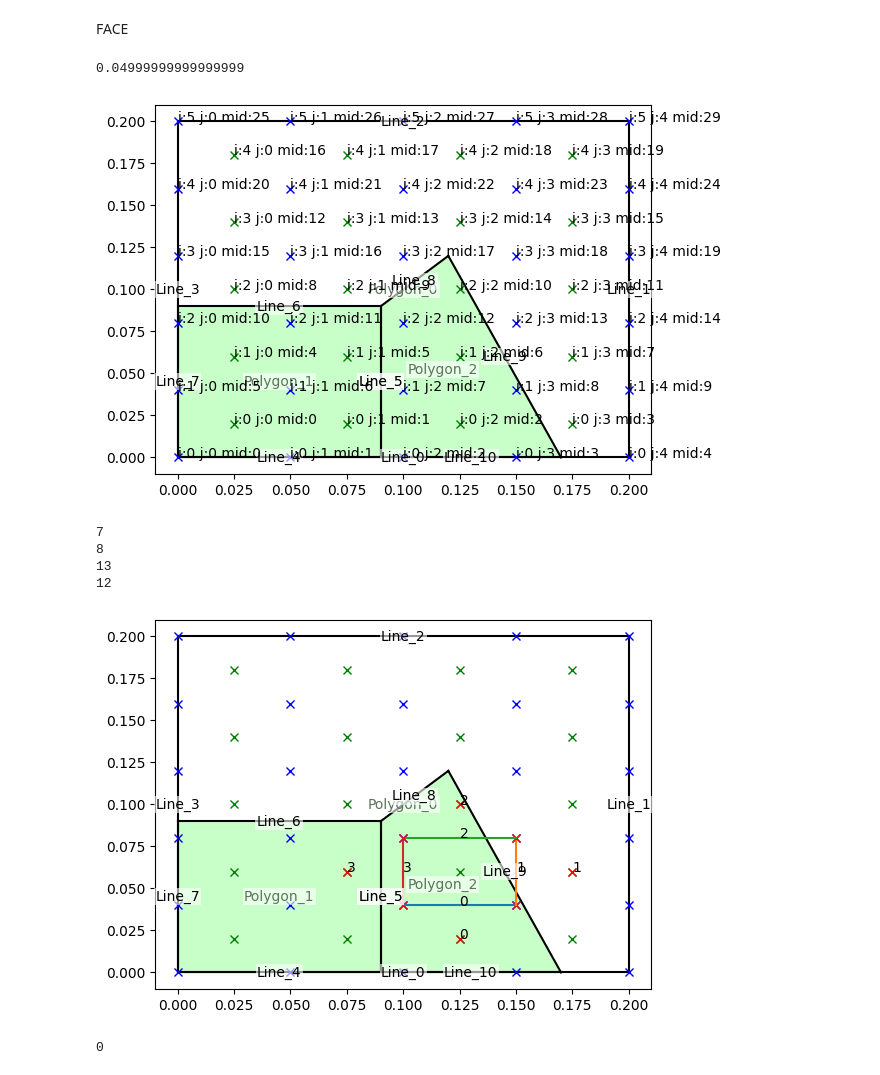
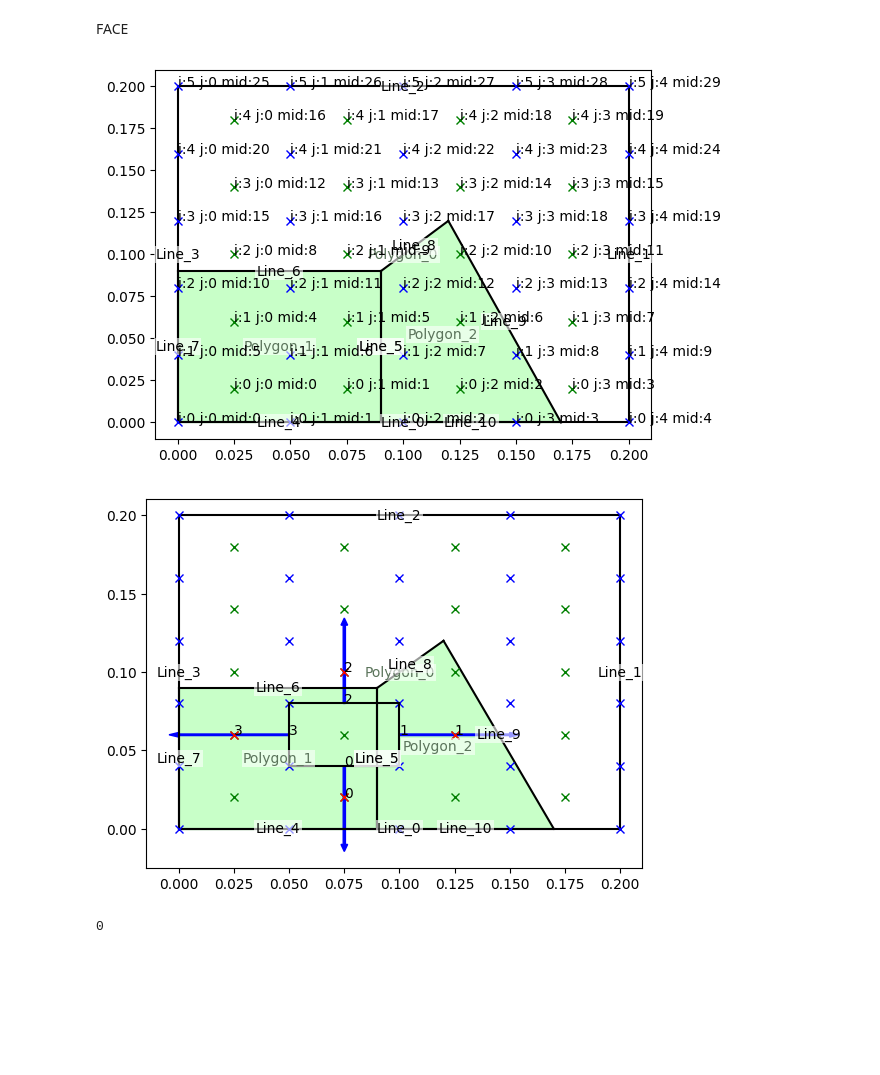
Before and after one commit to csillagu/FVM-Solver, a Jupyter notebook: investigation/mesh_inv.ipynb, the cells around one changed output. Saved outputs shown, nothing was run; the diff lists cells and outputs as text; code cells hidden in the pictures; blank space fills up the shorter version.

Commit message:
Added example for the new Face notation

```diff
--- a/investigation/mesh_inv.ipynb
+++ b/investigation/mesh_inv.ipynb
@@ -81,48 +81,40 @@ rec_m.constructMesh(a.base_polygon)
 fig,ax = plt.subplots()
 a.plot(ax, labels=True)
 rec_m.plotMesh(ax, vTexts=True, fTexts=True)
-
-
-rec_m.getFaceLength(3,4)
 # %% [output]
-0.04999999999999999
 [figure]
 # %%
 rec_m = ms.RectangularConfig(6,5,True)
 rec_m.constructMesh(a.base_polygon)
 fig,ax = plt.subplots()
 a.plot(ax, labels=True)
 rec_m.plotMesh(ax, vTexts=False, fTexts=False)
 
 for k in range(rec_m.getFaceNodeNum()):
     ij = rec_m.math2geoFace(k)
     k2 = rec_m.geo2mathFace(ij)
     #print(ij)
     assert(k2 == k)
-selected_v=6
+selected_v=5
 nf = rec_m.getNeighbouringFaces(selected_v)
 for k in range(len(nf)):
     f = nf[k]
 
-    print(f)
-    fnode = rec_m.getFNode(f)
-    nextnode = rec_m.getFNode(nf[(k+1)%len(nf)])
-    rec_m.getFNode(f).plot(ax, fmt = "rx")
-    ax.plot([fnode.x, nextnode.x], [fnode.y, nextnode.y])
-    ax.text(sum([fnode.x, nextnode.x])/2, sum([fnode.y, nextnode.y])/2, str(k))
+
+    ax.text(sum([f.p1.x, f.p2.x])/2, sum([f.p1.y, f.p2.y])/2, str(k))
+
+    f.getNormal().plotAsVector(ax, vect_0=f.getCenter(), scale = 0.05)
+    f.plot(ax)
 
 for idx, v in enumerate(rec_m.getNeighbouringVolumes(selected_v)):
     if not v:
         continue
     rec_m.getVNode(v).plot(ax, fmt = "rx", text = str(idx))
+#f_line = geo.Line(rec_m.getFNode(nf[0]), rec_m.getFNode(nf[1]))
 
 plt.show()
 # %% [output]
-7
-8
-13
-12
-[figure, old version]
+[figure, new version]
 # %%
 5%5
 # %% [output]
```
Also changed, not shown: parts of 1 cell of this notebook.
